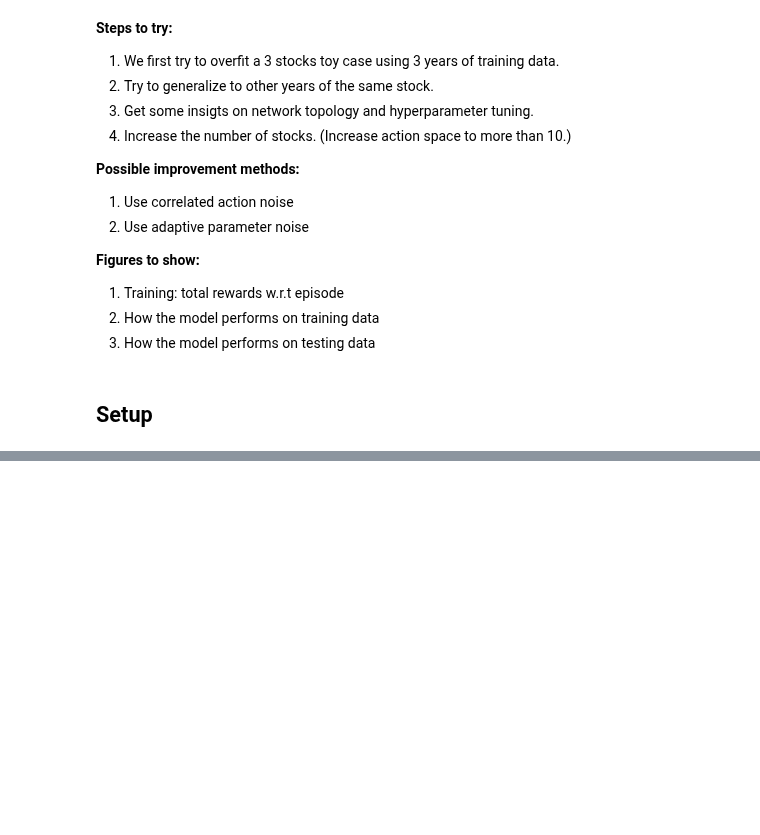
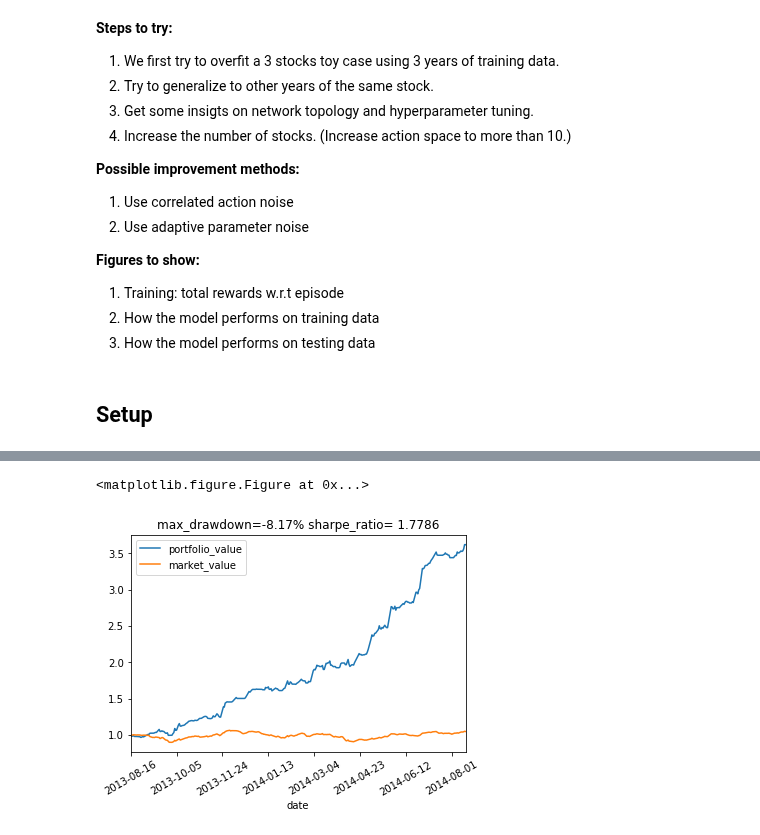
Before and after one commit to vermouth1992/drl-portfolio-management, a Jupyter notebook: src/ddpg_experiments.ipynb, the cells around one changed output, grey strips where cells are left out. Cells and saved outputs as stored; diff of their text form; code cells hidden in the pictures; blank space fills up the shorter version.

```diff
--- a/src/ddpg_experiments.ipynb
+++ b/src/ddpg_experiments.ipynb
@@ -113 +127,16 @@ ddpg_model_from_file.build_model(load_weights=True)
+# %%
+# evaluate the model with unseen data from same stock, fixed the starting date
+env = PortfolioEnv(testing_history, testing_stocks, steps=365, window_length=window_length,
+                   sample_start_date='2013-08-15')
+# %%
+# test on DDPG
+observation, info = env.reset()
+done = False
+while not done:
+    action = ddpg_model.predict_single(observation)
+    observation, _, done, _ = env.step(action)
+env._render()
+# %% [output]
+<matplotlib.figure.Figure at 0x...>
+[figure, added]
 # %%
```
Also changed, not shown: parts of 25 cells of this notebook, 3 other files.
